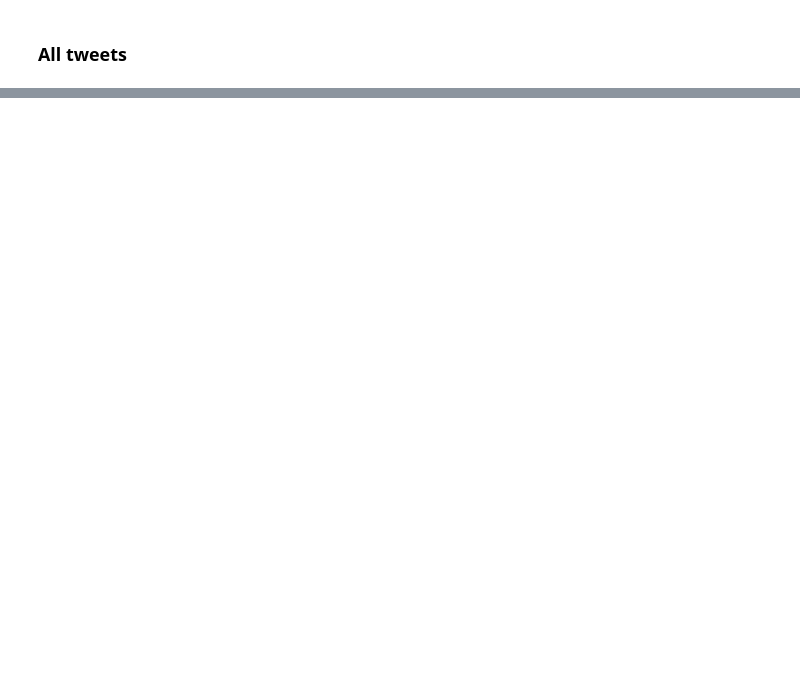
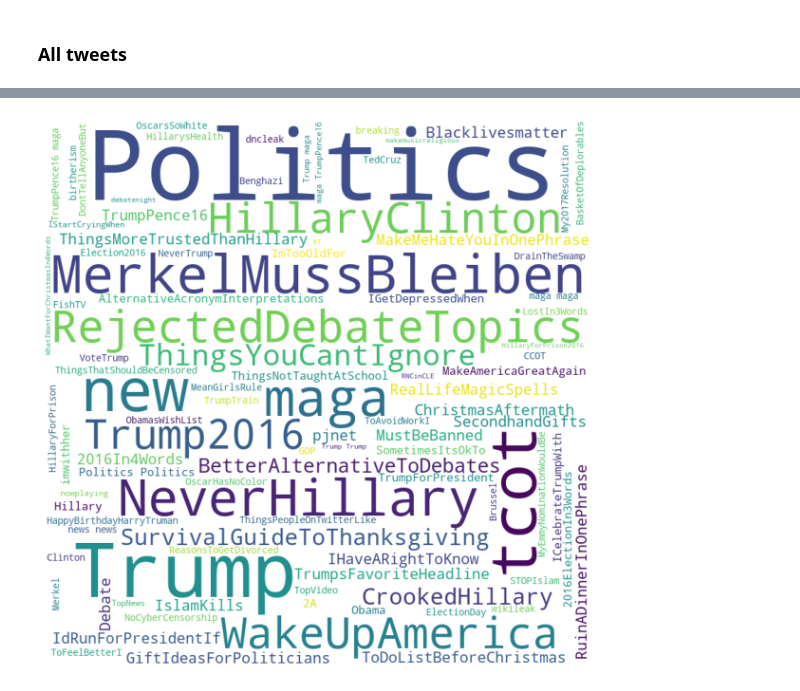
Before and after one commit to parkmichelle/russian-interference, a Jupyter notebook: explorations/language_strategies/language_analysis.ipynb, the cells around one changed output, grey strips where cells are left out. Saved outputs shown, nothing was run; the diff lists cells and outputs as text; code cells hidden in the pictures; blank space fills up the shorter version.

```diff
--- a/explorations/language_strategies/language_analysis.ipynb
+++ b/explorations/language_strategies/language_analysis.ipynb
@@ -47,0 +325,4 @@ def generate_wordcloud(txt):
+# %%
+hashtag_wordcloud('2016-01-01', '2016-12-31')
+# %% [output]
+[figure, added]
```
Also changed, not shown: parts of 27 cells of this notebook, 9 other files.
